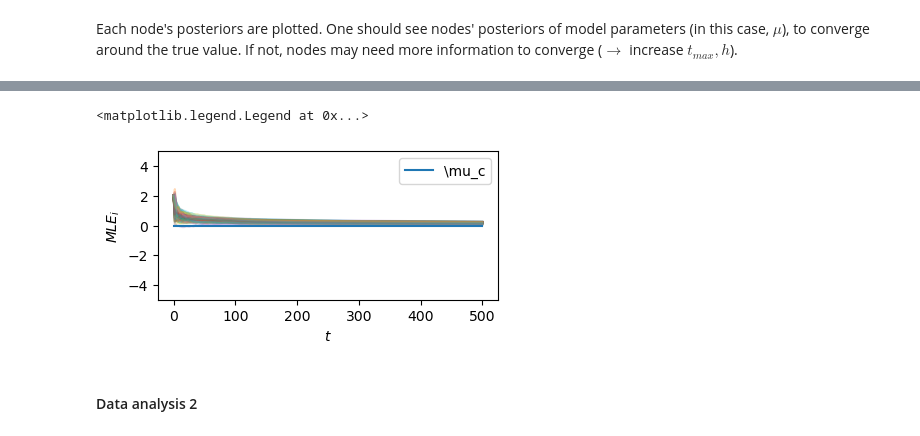
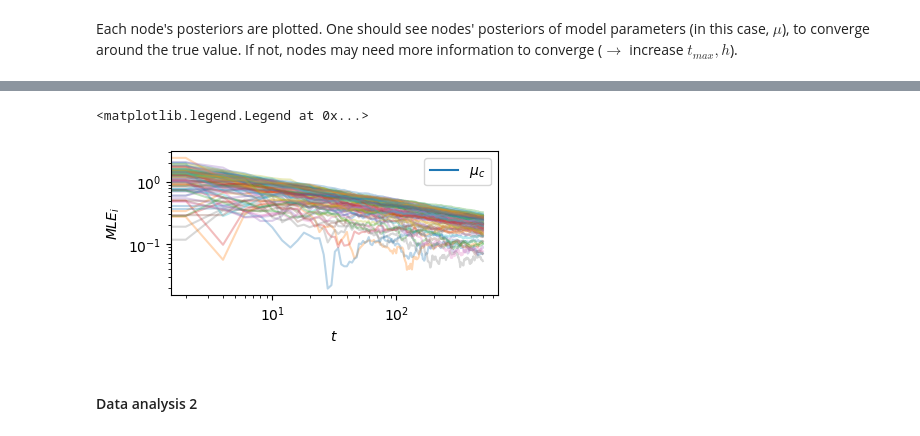
Before and after one commit to Priesemann-Group/neuro_op, a Jupyter notebook: notebooks/Testing_param.ipynb, the cells around one changed output, grey strips where cells are left out. Saved outputs shown, nothing was run; the diff lists cells and outputs as text; code cells hidden in the pictures.

```diff
--- a/notebooks/Testing_param.ipynb
+++ b/notebooks/Testing_param.ipynb
@@ -115,17 +115,19 @@ ax.hist(sigmas, bins=20)
 # %%
 mu_arr = np.array(out1["mu_nodes"])
 x = np.arange(input["t0"], input["t_max"] + input["t_sample"], input["t_sample"])
 fig, ax = plt.subplots(constrained_layout=True, figsize=(4, 2))
 for i in range(len(mu_arr.T)):
     ax.plot(x, mu_arr.T[i], alpha=0.3)
     ax.set_xlabel("$t$")
     ax.set_ylabel("$MLE_i$")
-ax.set_ylim(-5, 5)
-ax.plot(x, [0] * len(x), "-", label=f"\mu_c")
+# ax.set_ylim(-5, 5)
+ax.plot(x, [0] * len(x), "-", label="$\mu_c$")
+ax.set_yscale("log")
+ax.loglog()
 ax.legend()
 # %% [output]
 <matplotlib.legend.Legend at 0x...>
-[figure, old version]
+[figure, new version]
 # %% [markdown]
 #### Data analysis 2
 # %%
```
Also changed, not shown: parts of 6 cells of this notebook, 1 other file.
